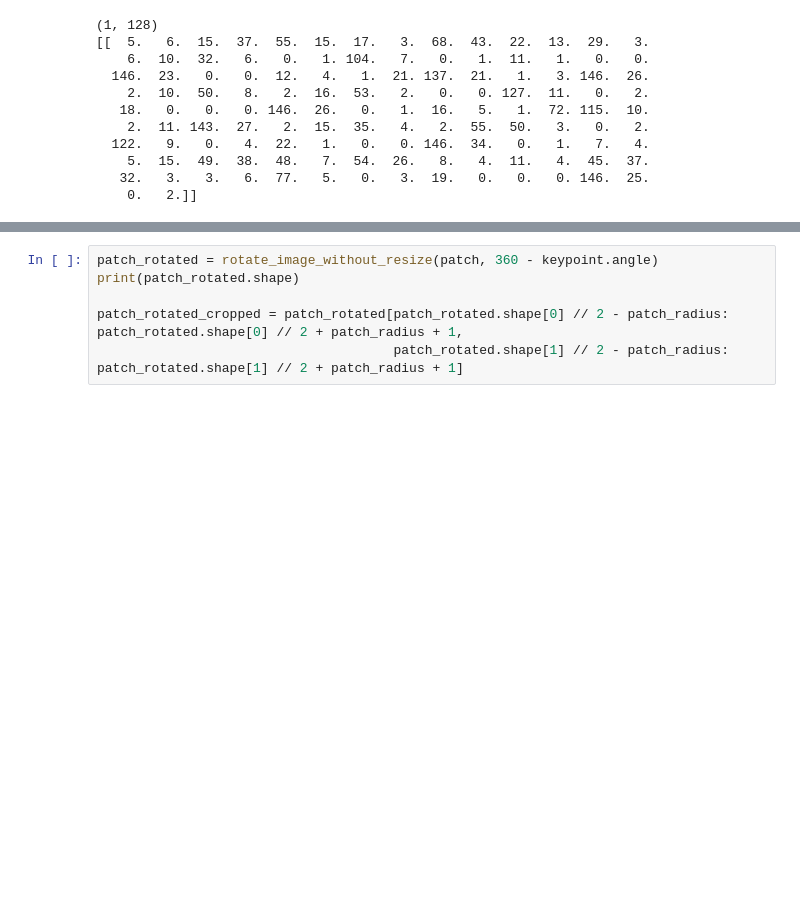
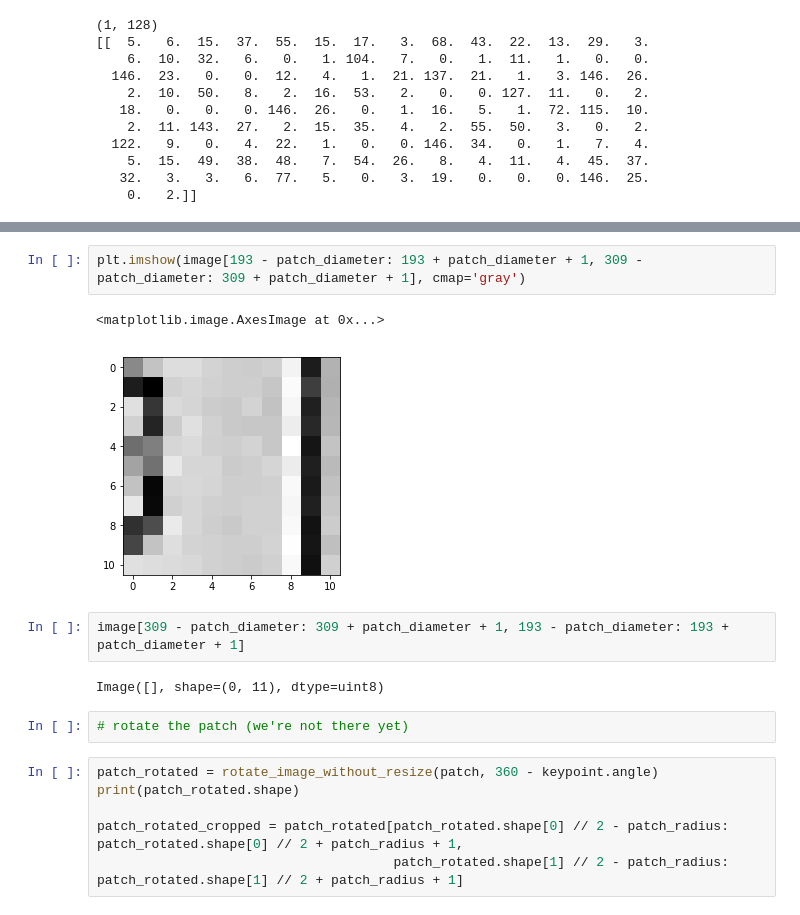
Before and after one commit to nimpy/learned-sift, a Jupyter notebook: PythonSIFT/Computing_SIFT_on_patch.ipynb, the cells around one changed output, grey strips where cells are left out. Saved outputs shown, nothing was run; the diff lists cells and outputs as text; blank space fills up the shorter version.

```diff
--- a/PythonSIFT/Computing_SIFT_on_patch.ipynb
+++ b/PythonSIFT/Computing_SIFT_on_patch.ipynb
@@ -287,3 +329,14 @@ print(desc)
+# %%
+plt.imshow(image[193 - patch_diameter: 193 + patch_diameter + 1, 309 - patch_diameter: 309 + patch_diameter + 1], cmap='gray')
+# %% [output]
+<matplotlib.image.AxesImage at 0x...>
+[figure, added]
+# %%
+image[309 - patch_diameter: 309 + patch_diameter + 1, 193 - patch_diameter: 193 + patch_diameter + 1]
+# %% [output]
+Image([], shape=(0, 11), dtype=uint8)
+# %%
+# rotate the patch (we're not there yet)
 # %%
 patch_rotated = rotate_image_without_resize(patch, 360 - keypoint.angle)
 print(patch_rotated.shape)
```
Also changed, not shown: parts of 14 cells of this notebook, 2 other files.
